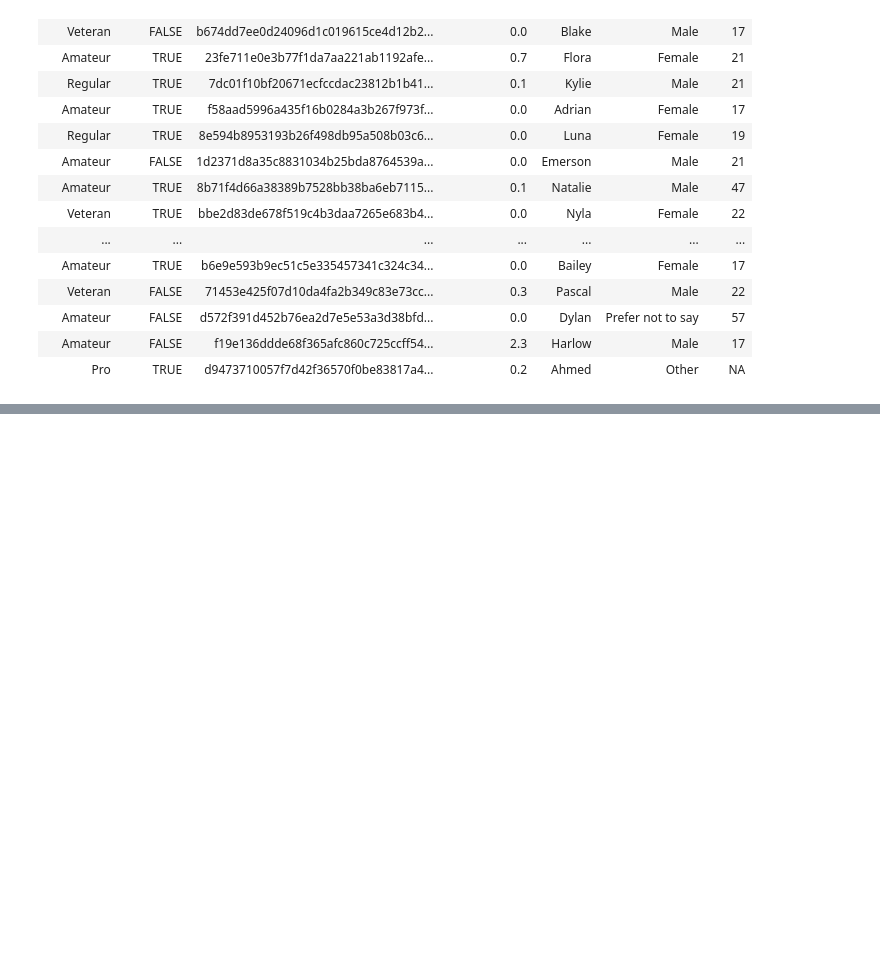
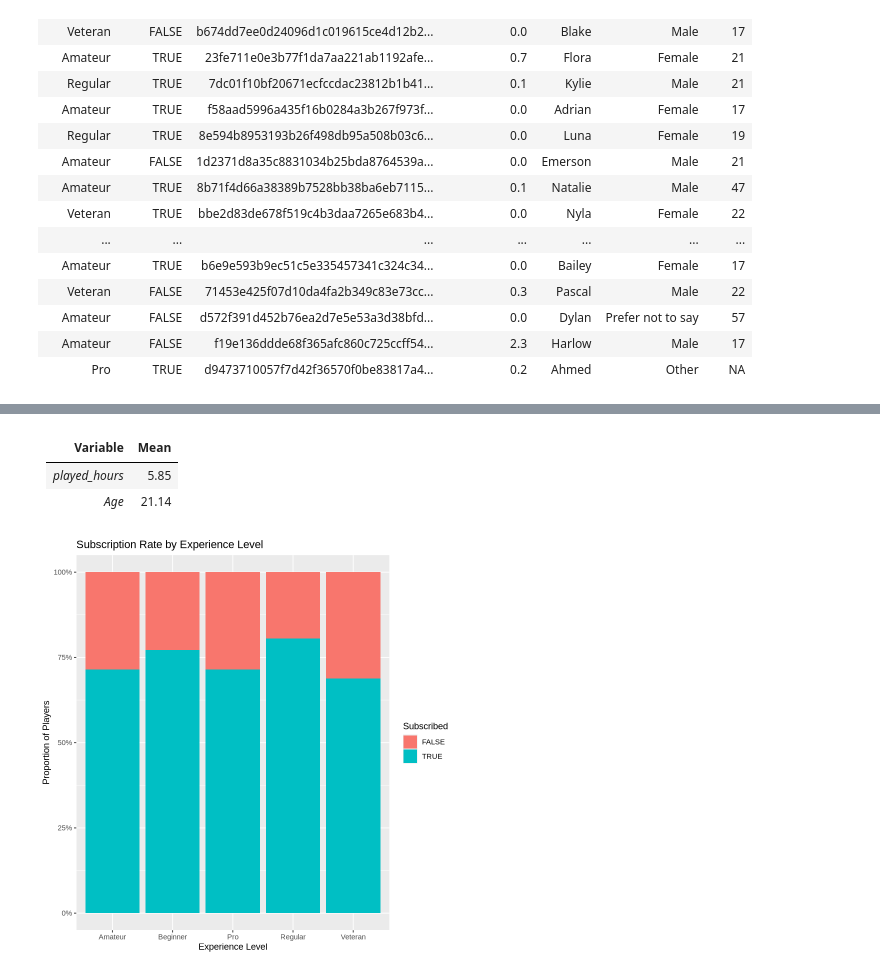
Before and after one commit to harleenr726-gif/Dsci_100_video_game_project, a Jupyter notebook: Project_Proposal.ipynb, the cells around one changed output, grey strips where cells are left out. Drawn from its saved outputs; the diff is of its cells as text; code cells hidden in the pictures; blank space fills up the shorter version.

Commit message:
added two plots to visualize data

```diff
--- a/Project_Proposal.ipynb
+++ b/Project_Proposal.ipynb
@@ -197,0 +209,17 @@ A tibble: 196 × 7
+# %% [markdown]
+| Variable         | Mean  |
+|------------------|-------|
+| *played_hours* | 5.85  |
+| *Age*          | 21.14 |
+# %%
+players_plot1 <- player_data |>
+    ggplot(aes(x = experience, fill = subscribe)) +
+    geom_bar(position = "fill") +
+    labs(title = "Subscription Rate by Experience Level",
+        x = "Experience level",
+        y = "Proportion of Players",
+        fill = "Subscribed") +
+    scale_y_continuous(labels = scales::percent)
+players_plot1
+# %% [output]
+[figure, added]
```
Also changed, not shown: parts of 5 cells of this notebook.
